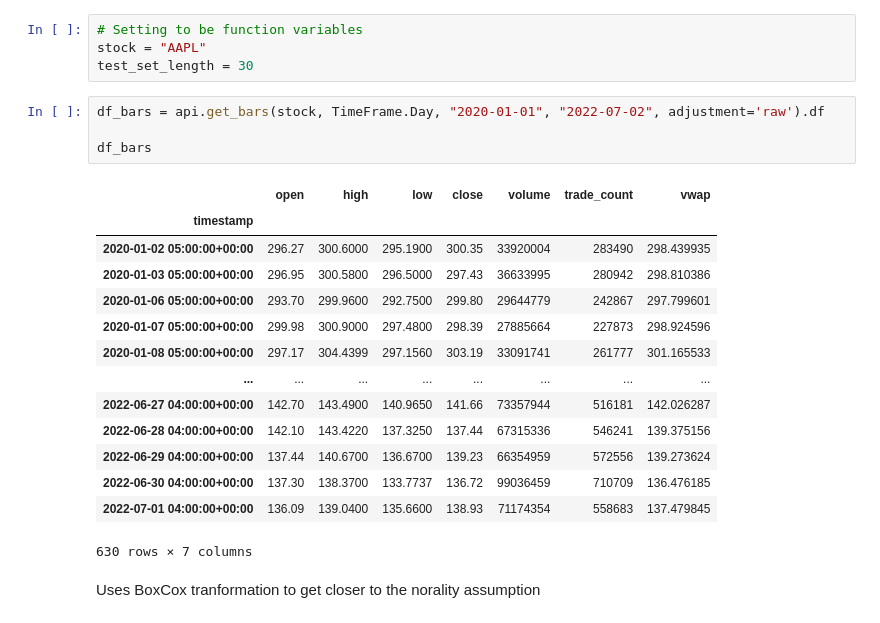
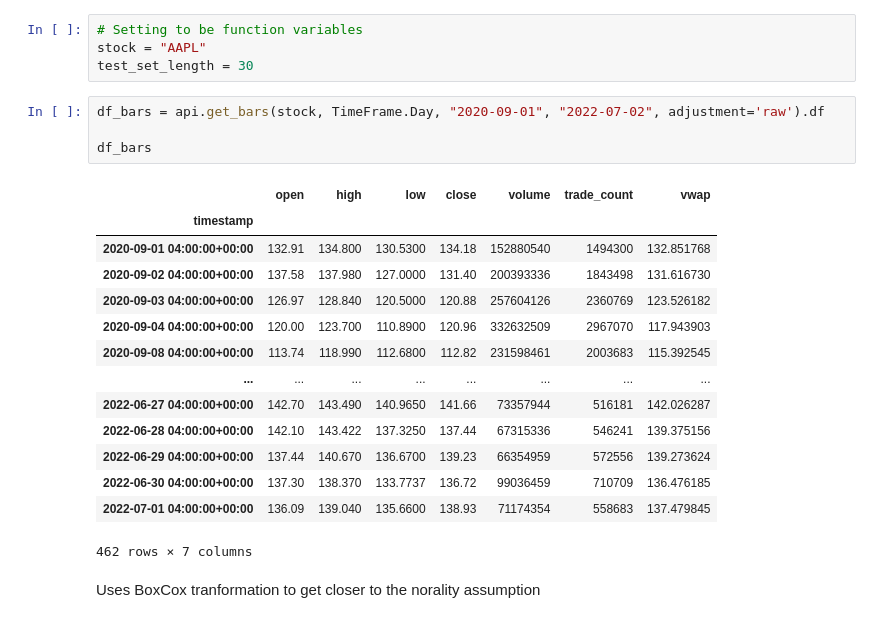
Before and after one commit to michaelortiz05/algotrader, a Jupyter notebook: Joshuas_MacD.ipynb, the cells around one changed output. Cells and saved outputs as stored; diff of their text form.

```diff
--- a/Joshuas_MacD.ipynb
+++ b/Joshuas_MacD.ipynb
@@ -73,24 +73,24 @@ import numpy as np
 stock = "AAPL"
 test_set_length = 30
 # %%
-df_bars = api.get_bars(stock, TimeFrame.Day, "2020-01-01", "2022-07-02", adjustment='raw').df
+df_bars = api.get_bars(stock, TimeFrame.Day, "2020-09-01", "2022-07-02", adjustment='raw').df
 
 df_bars
 # %% [output]
 |  | open | high | low | close | volume | trade_count | vwap |
 | timestamp |  |  |  |  |  |  |  |
-| 2020-01-02 05:00:00+00:00 | 296.27 | 300.6000 | 295.1900 | 300.35 | 33920004 | 283490 | 298.439935 |
-| 2020-01-03 05:00:00+00:00 | 296.95 | 300.5800 | 296.5000 | 297.43 | 36633995 | 280942 | 298.810386 |
-| 2020-01-06 05:00:00+00:00 | 293.70 | 299.9600 | 292.7500 | 299.80 | 29644779 | 242867 | 297.799601 |
-| 2020-01-07 05:00:00+00:00 | 299.98 | 300.9000 | 297.4800 | 298.39 | 27885664 | 227873 | 298.924596 |
-| 2020-01-08 05:00:00+00:00 | 297.17 | 304.4399 | 297.1560 | 303.19 | 33091741 | 261777 | 301.165533 |
+| 2020-09-01 04:00:00+00:00 | 132.91 | 134.800 | 130.5300 | 134.18 | 152880540 | 1494300 | 132.851768 |
+| 2020-09-02 04:00:00+00:00 | 137.58 | 137.980 | 127.0000 | 131.40 | 200393336 | 1843498 | 131.616730 |
+| 2020-09-03 04:00:00+00:00 | 126.97 | 128.840 | 120.5000 | 120.88 | 257604126 | 2360769 | 123.526182 |
+| 2020-09-04 04:00:00+00:00 | 120.00 | 123.700 | 110.8900 | 120.96 | 332632509 | 2967070 | 117.943903 |
+| 2020-09-08 04:00:00+00:00 | 113.74 | 118.990 | 112.6800 | 112.82 | 231598461 | 2003683 | 115.392545 |
 | ... | ... | ... | ... | ... | ... | ... | ... |
-| 2022-06-27 04:00:00+00:00 | 142.70 | 143.4900 | 140.9650 | 141.66 | 73357944 | 516181 | 142.026287 |
-| 2022-06-28 04:00:00+00:00 | 142.10 | 143.4220 | 137.3250 | 137.44 | 67315336 | 546241 | 139.375156 |
-| 2022-06-29 04:00:00+00:00 | 137.44 | 140.6700 | 136.6700 | 139.23 | 66354959 | 572556 | 139.273624 |
-| 2022-06-30 04:00:00+00:00 | 137.30 | 138.3700 | 133.7737 | 136.72 | 99036459 | 710709 | 136.476185 |
-| 2022-07-01 04:00:00+00:00 | 136.09 | 139.0400 | 135.6600 | 138.93 | 71174354 | 558683 | 137.479845 |
+| 2022-06-27 04:00:00+00:00 | 142.70 | 143.490 | 140.9650 | 141.66 | 73357944 | 516181 | 142.026287 |
+| 2022-06-28 04:00:00+00:00 | 142.10 | 143.422 | 137.3250 | 137.44 | 67315336 | 546241 | 139.375156 |
+| 2022-06-29 04:00:00+00:00 | 137.44 | 140.670 | 136.6700 | 139.23 | 66354959 | 572556 | 139.273624 |
+| 2022-06-30 04:00:00+00:00 | 137.30 | 138.370 | 133.7737 | 136.72 | 99036459 | 710709 | 136.476185 |
+| 2022-07-01 04:00:00+00:00 | 136.09 | 139.040 | 135.6600 | 138.93 | 71174354 | 558683 | 137.479845 |
-630 rows × 7 columns
+462 rows × 7 columns
 # %% [markdown]
 Uses BoxCox tranformation to get closer to the norality assumption
 # %%
```
Also changed, not shown: parts of 59 cells of this notebook.
